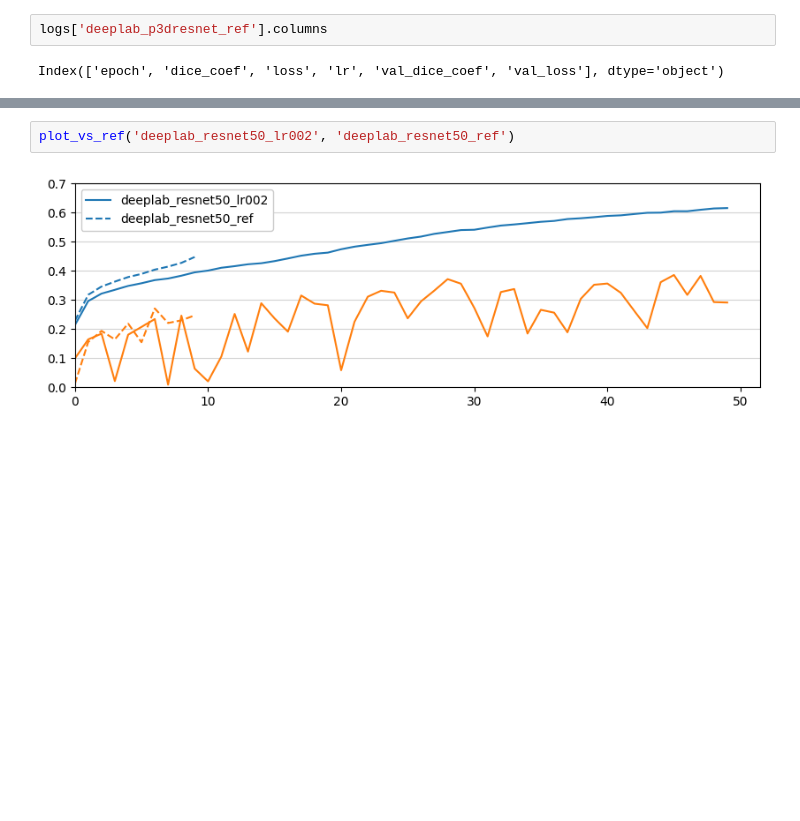
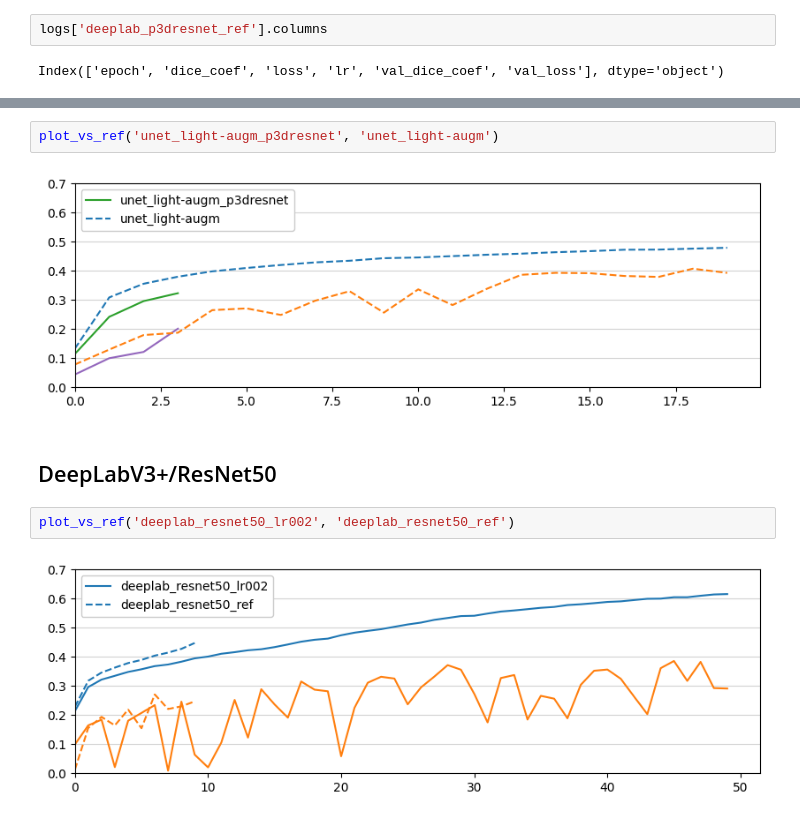
Before and after one commit to tomlqc/identify-contrails, a Jupyter notebook: notebooks-logs/History.ipynb, the cells around one changed output, grey strips where cells are left out. Saved outputs shown, nothing was run; the diff lists cells and outputs as text; blank space fills up the shorter version.

```diff
--- a/notebooks-logs/History.ipynb
+++ b/notebooks-logs/History.ipynb
@@ -120,3 +144,9 @@ Index(['epoch', 'dice_coef', 'loss', 'lr', 'val_dice_coef', 'val_loss'], dtype='
+# %%
+plot_vs_ref('unet_light-augm_p3dresnet', 'unet_light-augm')
+# %% [output]
+[figure, added]
+# %% [markdown]
+## DeepLabV3+/ResNet50
 # %%
 plot_vs_ref('deeplab_resnet50_lr002', 'deeplab_resnet50_ref')
 # %% [output]
```
Also changed, not shown: parts of 8 cells of this notebook.
